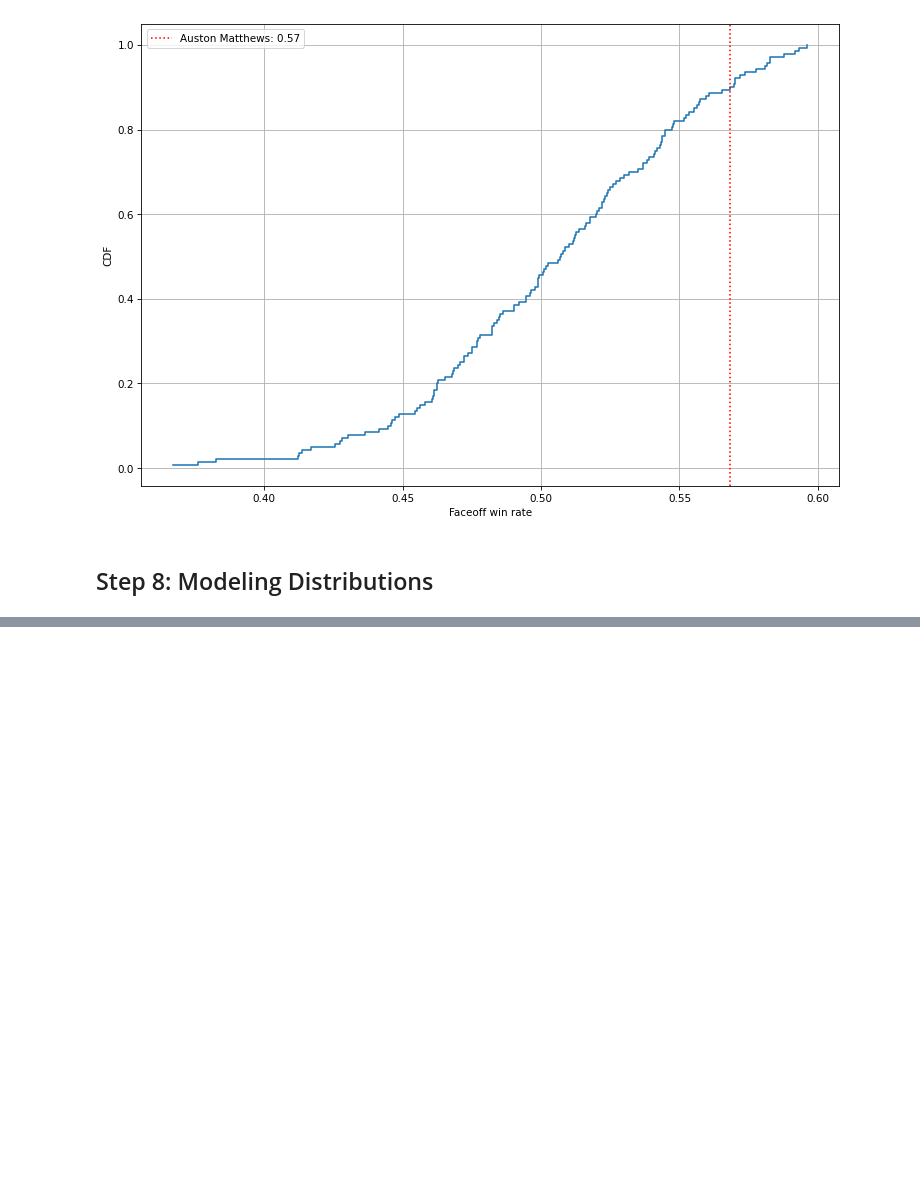
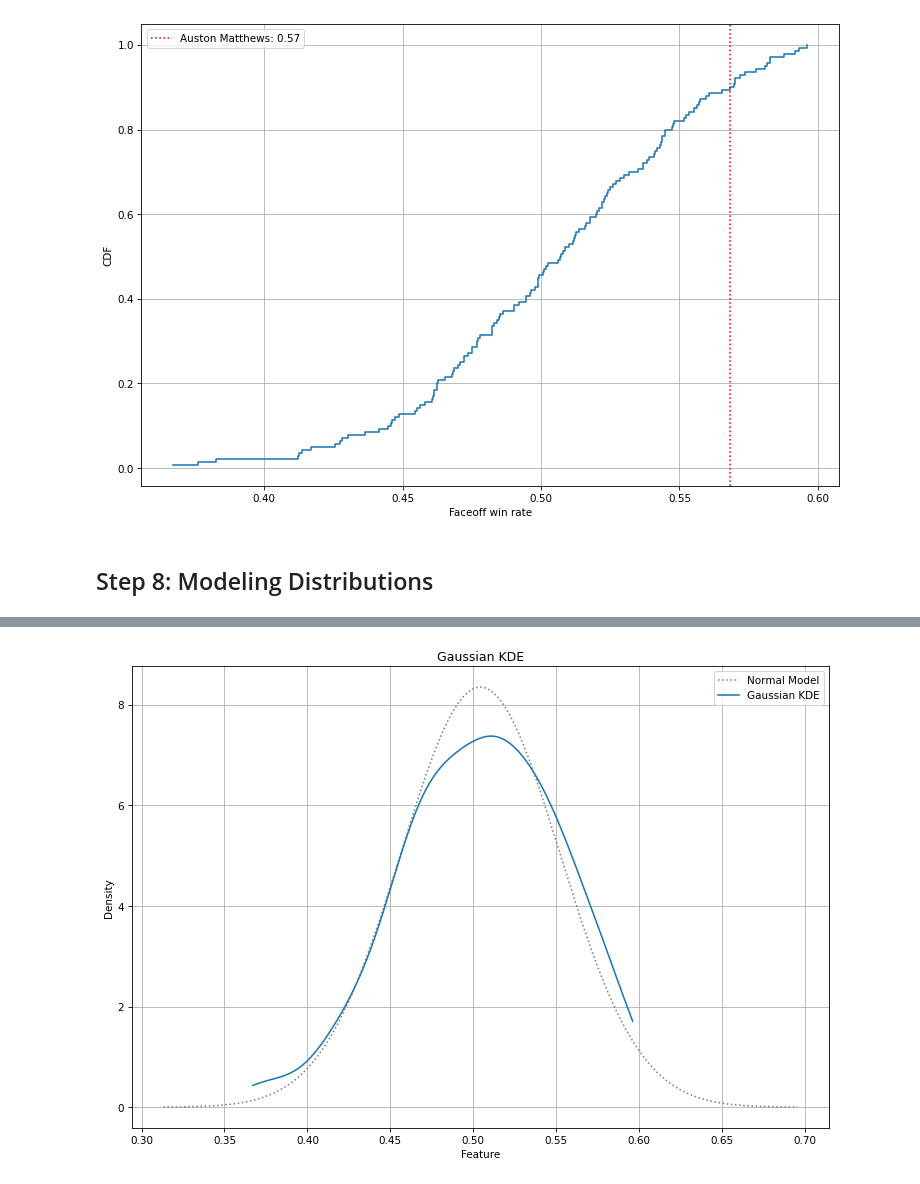
Before and after one commit to thedanicode24/moneypuck-data, a Jupyter notebook: skaters/faceoff-win-rate.ipynb, the cells around one changed output, grey strips where cells are left out. Saved outputs shown, nothing was run; the diff lists cells and outputs as text; code cells hidden in the pictures; blank space fills up the shorter version.

```diff
--- a/skaters/faceoff-win-rate.ipynb
+++ b/skaters/faceoff-win-rate.ipynb
@@ -124,0 +135,4 @@ Quartile skewness: -0.02
+# %%
+pdf_utils.plot_gaussian_kde(df[feature])
+# %% [output]
+[figure, added]
```
Also changed, not shown: parts of 4 cells of this notebook, 1 other file.
